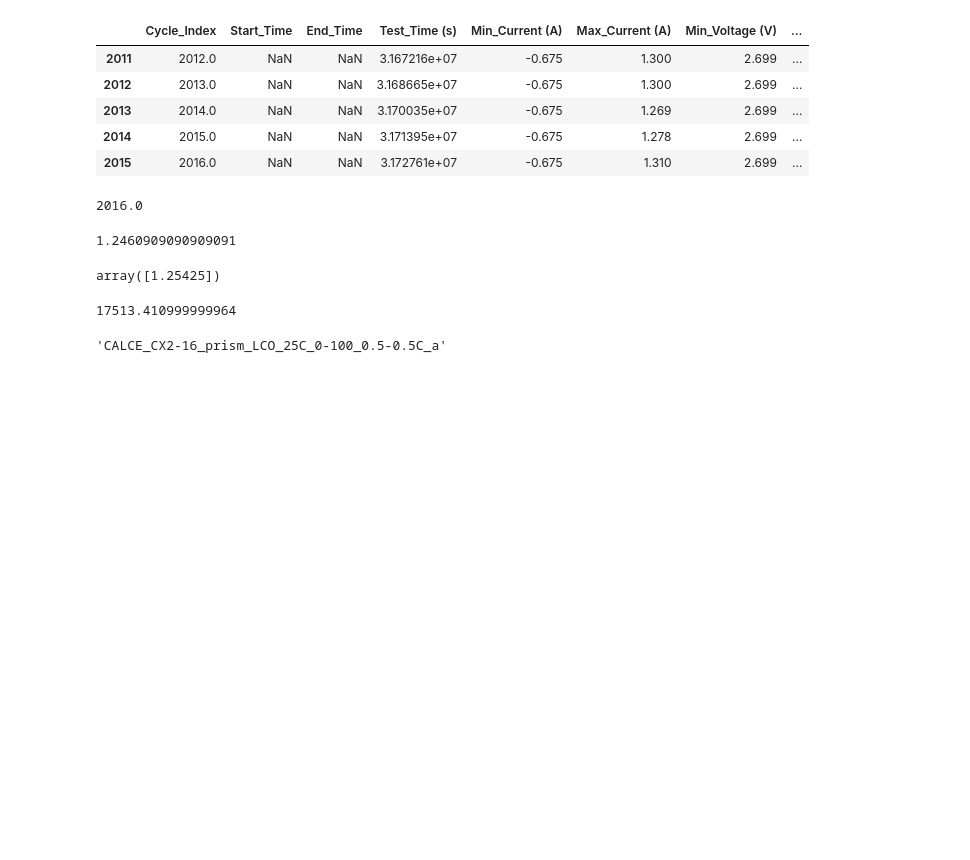
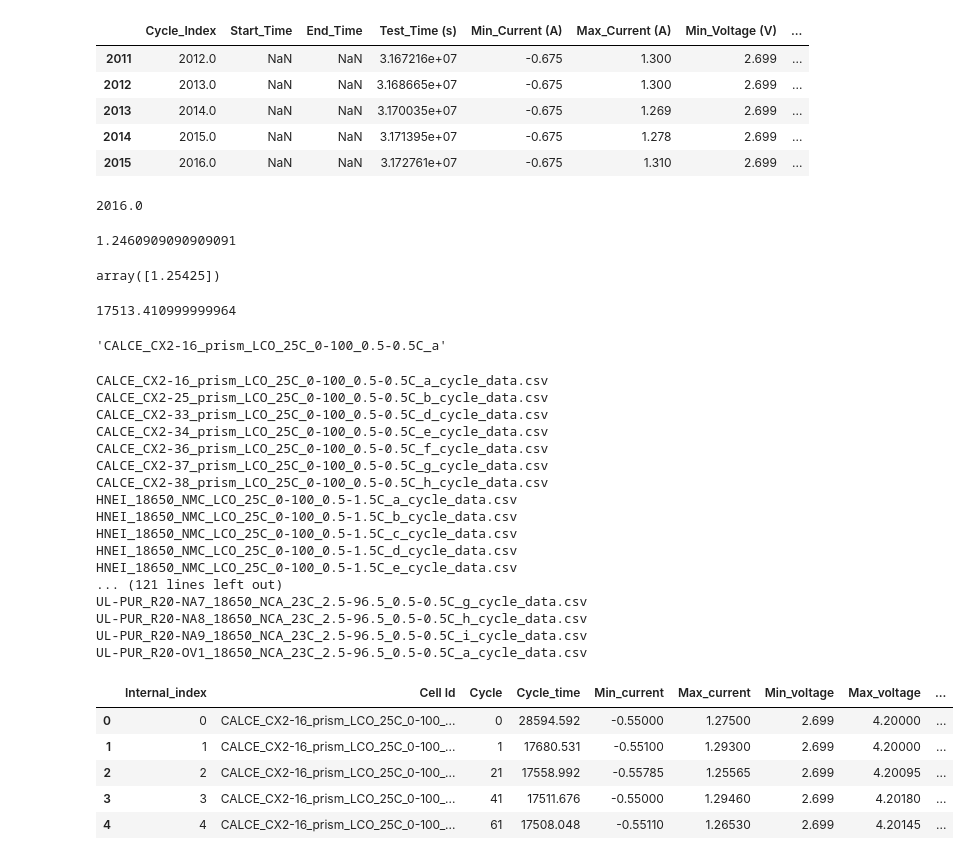
Before and after one commit to iociveteres/ML-project, a Jupyter notebook: processing.ipynb, the cells around one changed output. Drawn from its saved outputs; the diff is of its cells as text; code cells hidden in the pictures; blank space fills up the shorter version.

```diff
--- a/processing.ipynb
+++ b/processing.ipynb
@@ -129,0 +238,27 @@ def add_to_df(df_to_add_to: pd.DataFrame, df_to_add_from: pd.DataFrame, file_nam
+# %%
+general_dataframe = process_csvs()
+general_dataframe.head(5)
+# %% [output]
+CALCE_CX2-16_prism_LCO_25C_0-100_0.5-0.5C_a_cycle_data.csv
+CALCE_CX2-25_prism_LCO_25C_0-100_0.5-0.5C_b_cycle_data.csv
+CALCE_CX2-33_prism_LCO_25C_0-100_0.5-0.5C_d_cycle_data.csv
+CALCE_CX2-34_prism_LCO_25C_0-100_0.5-0.5C_e_cycle_data.csv
+CALCE_CX2-36_prism_LCO_25C_0-100_0.5-0.5C_f_cycle_data.csv
+CALCE_CX2-37_prism_LCO_25C_0-100_0.5-0.5C_g_cycle_data.csv
+CALCE_CX2-38_prism_LCO_25C_0-100_0.5-0.5C_h_cycle_data.csv
+HNEI_18650_NMC_LCO_25C_0-100_0.5-1.5C_a_cycle_data.csv
+HNEI_18650_NMC_LCO_25C_0-100_0.5-1.5C_b_cycle_data.csv
+HNEI_18650_NMC_LCO_25C_0-100_0.5-1.5C_c_cycle_data.csv
+HNEI_18650_NMC_LCO_25C_0-100_0.5-1.5C_d_cycle_data.csv
+HNEI_18650_NMC_LCO_25C_0-100_0.5-1.5C_e_cycle_data.csv
+... (121 lines left out)
+UL-PUR_R20-NA7_18650_NCA_23C_2.5-96.5_0.5-0.5C_g_cycle_data.csv
+UL-PUR_R20-NA8_18650_NCA_23C_2.5-96.5_0.5-0.5C_h_cycle_data.csv
+UL-PUR_R20-NA9_18650_NCA_23C_2.5-96.5_0.5-0.5C_i_cycle_data.csv
+UL-PUR_R20-OV1_18650_NCA_23C_2.5-96.5_0.5-0.5C_a_cycle_data.csv
+|  | Internal_index | Cell Id | Cycle | Cycle_time | Min_current | Max_current | Min_voltage | Max_voltage | ... |
+| 0 | 0 | CALCE_CX2-16_prism_LCO_25C_0-100_... | 0 | 28594.592 | -0.55000 | 1.27500 | 2.699 | 4.20000 | ... |
+| 1 | 1 | CALCE_CX2-16_prism_LCO_25C_0-100_... | 1 | 17680.531 | -0.55100 | 1.29300 | 2.699 | 4.20000 | ... |
+| 2 | 2 | CALCE_CX2-16_prism_LCO_25C_0-100_... | 21 | 17558.992 | -0.55785 | 1.25565 | 2.699 | 4.20095 | ... |
+| 3 | 3 | CALCE_CX2-16_prism_LCO_25C_0-100_... | 41 | 17511.676 | -0.55000 | 1.29460 | 2.699 | 4.20180 | ... |
+| 4 | 4 | CALCE_CX2-16_prism_LCO_25C_0-100_... | 61 | 17508.048 | -0.55110 | 1.26530 | 2.699 | 4.20145 | ... |
```
Also changed, not shown: parts of 16 cells of this notebook, 1 other file.
